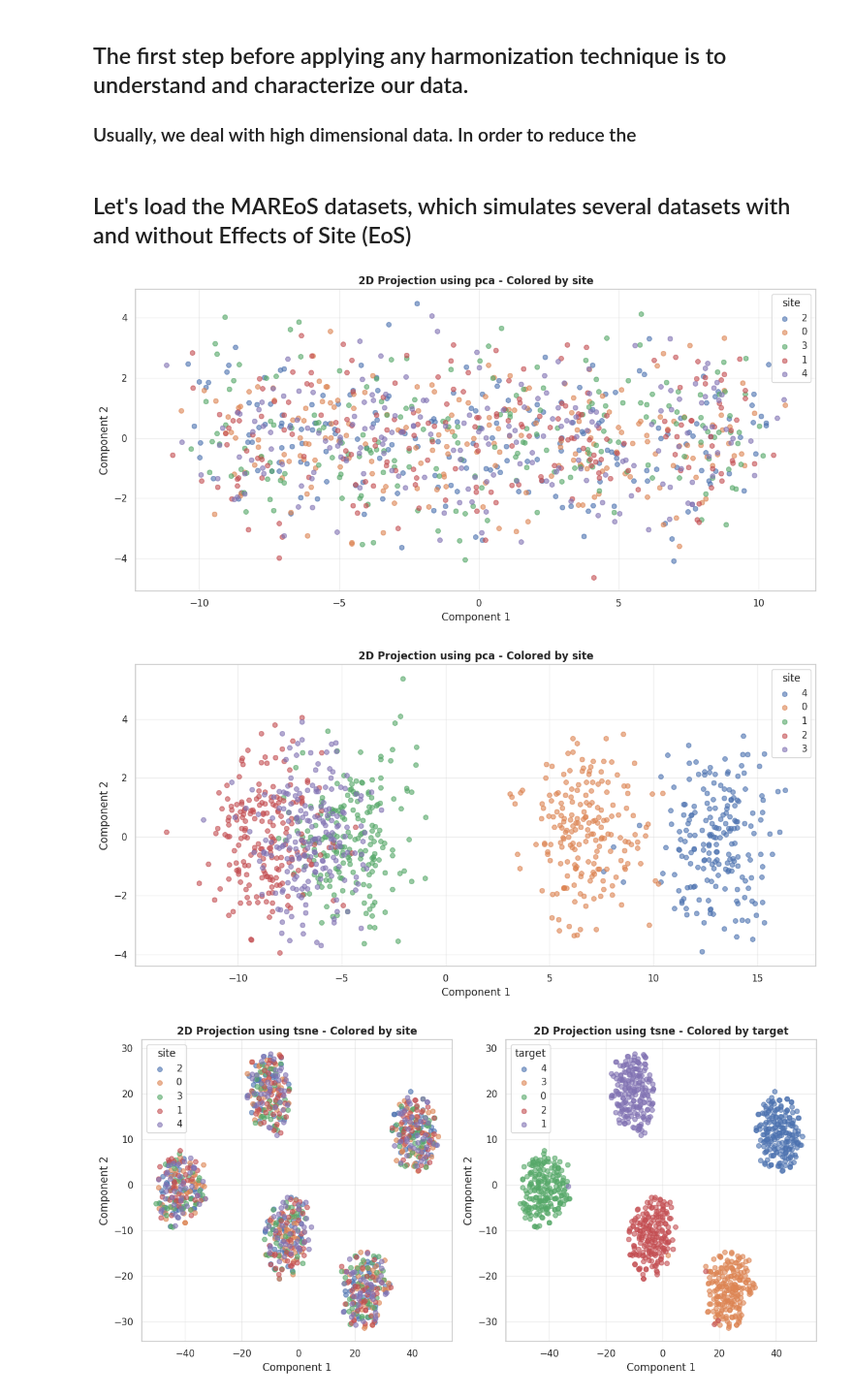
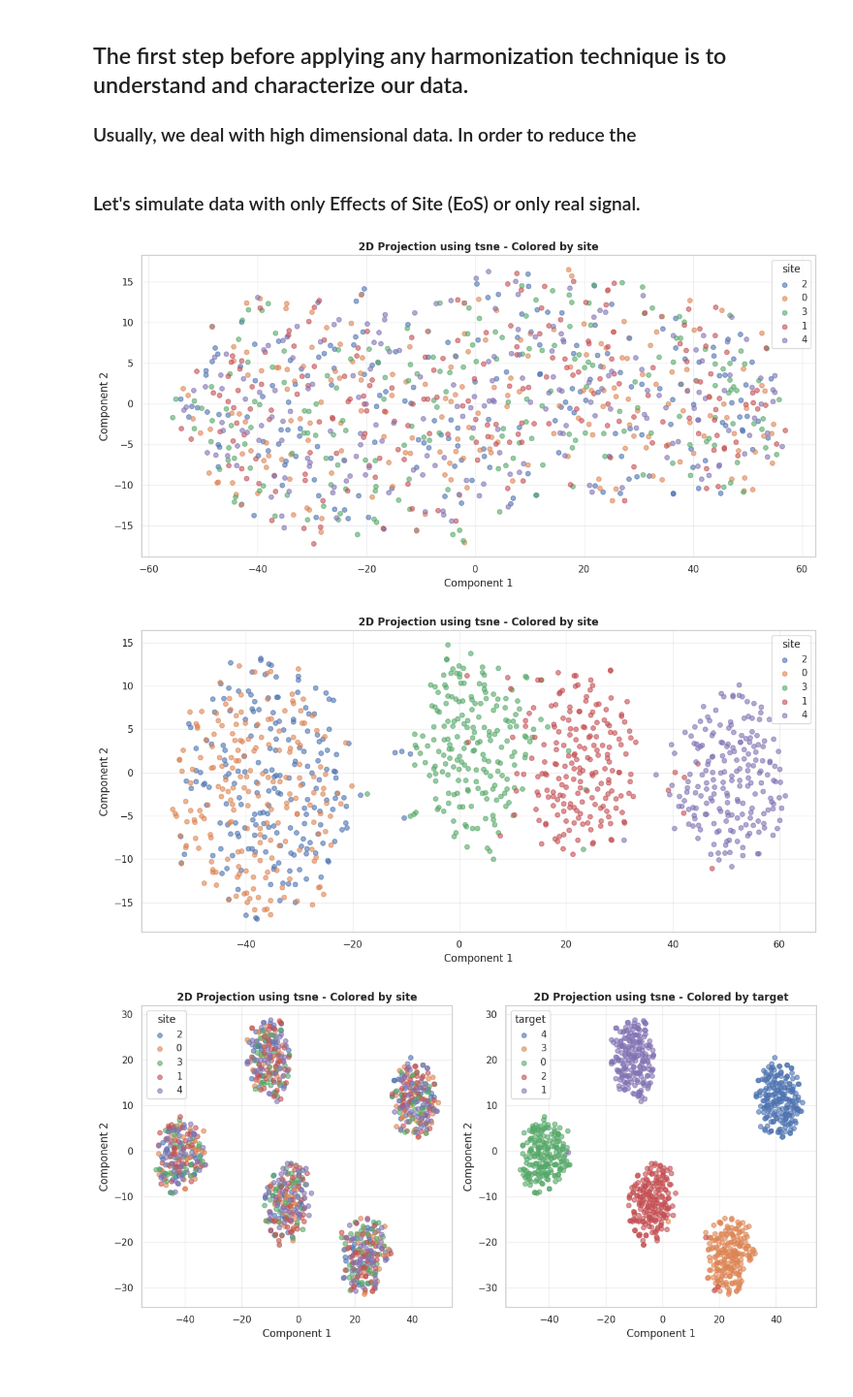
Before and after one commit to N-Nieto/UniHarmony, a Jupyter notebook: examples/01-basic-examples/Explore_EoS_with_dimensionality_reduction.ipynb, the cells around one changed output. Shown at 97% size. Cells and saved outputs as stored; diff of their text form; code cells hidden in the pictures.

```diff
--- a/examples/01-basic-examples/Explore_EoS_with_dimensionality_reduction.ipynb
+++ b/examples/01-basic-examples/Explore_EoS_with_dimensionality_reduction.ipynb
@@ -15,18 +15,18 @@ from uniharmony.plot import plot_2d_projection
 sns.set_theme(style="whitegrid")
 verbosity("warning")
 # %% [markdown]
-## Let's load the MAREoS datasets, which simulates several datasets with and without Effects of Site (EoS)
+### Let's simulate data with only Effects of Site (EoS) or only real signal.
 # %%
 X, y, sites = make_multisite_classification(n_classes=5, n_sites=5, signal_strength=5, site_effect_strength=0)
-plot_2d_projection(X, sites, method="pca")
+plot_2d_projection(X, sites)
 
 
-X, y, sites = make_multisite_classification(n_classes=5, n_sites=5, signal_strength=0, site_effect_strength=5, random_state=23)
-fig, axes = plot_2d_projection(X, sites, method="pca")
+X, y, sites = make_multisite_classification(n_classes=5, n_sites=5, signal_strength=0, site_effect_strength=5)
+fig, axes = plot_2d_projection(X, sites)
 plt.show()
 # %% [output]
-[figure, old version]
+[figure, new version]
-[figure, old version]
+[figure, new version]
 # %%
 X, y, sites = make_multisite_classification(n_classes=5, n_sites=5, signal_strength=10, site_effect_strength=0)
 plot_2d_projection(X, sites, y, method="tsne")
```
Also changed, not shown: 1 other file.
